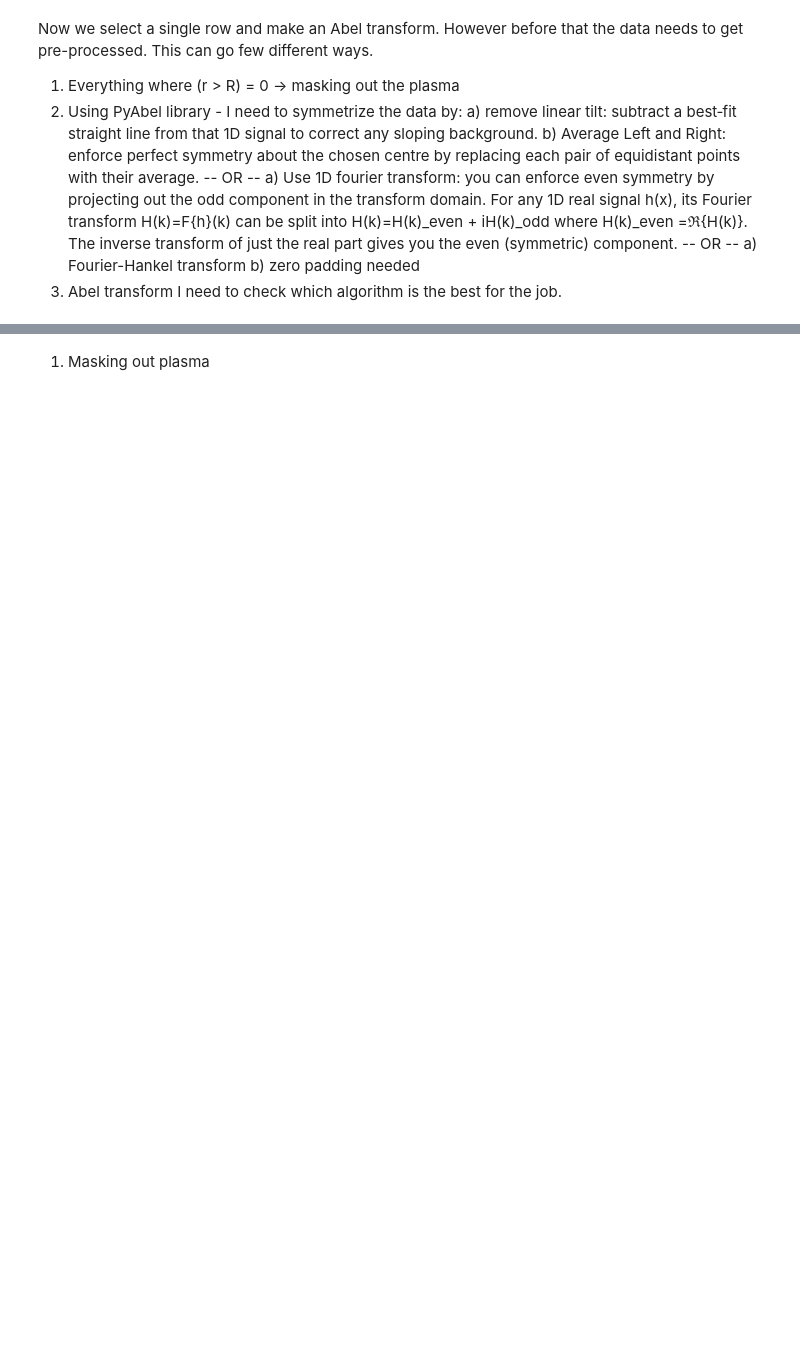
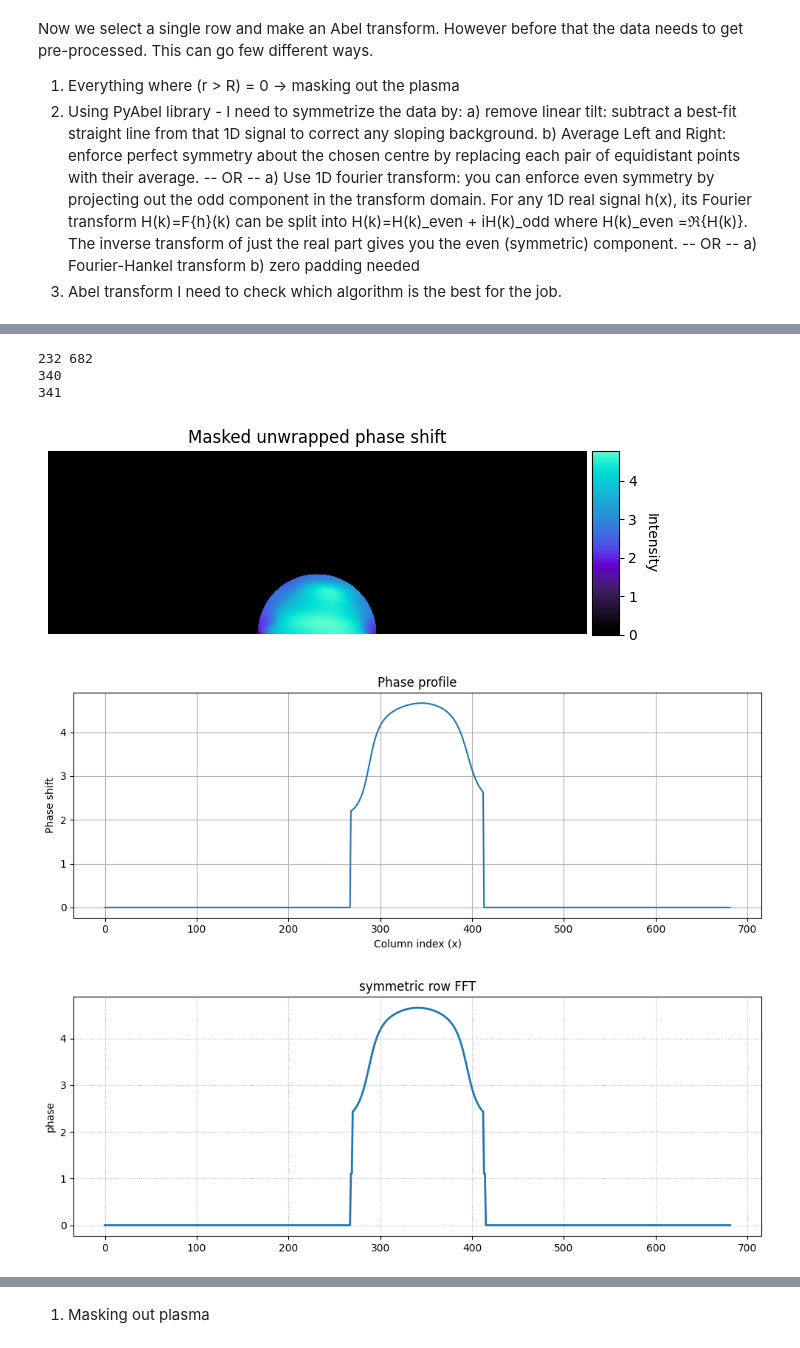
Before and after one commit to josef-codes/Abel-inversion, a Jupyter notebook: src/Phase_shift_extraction_automated.ipynb, the cells around one changed output, grey strips where cells are left out. Cells and saved outputs as stored; diff of their text form; code cells hidden in the pictures; blank space fills up the shorter version.

```diff
--- a/src/Phase_shift_extraction_automated.ipynb
+++ b/src/Phase_shift_extraction_automated.ipynb
@@ -386,0 +338,65 @@ global_functions_im.plot_image(gradient, title='Phase shift', cmap=cmr.cosmic) #
+# %%
+## --- 1. Mask plasma ---
+rows, cols = image_unwrapped.shape
+mask_radius_2090_H0 = 75
+# y0 at the last row (base of the image), x0 at the horizontal midpoint
+center_x = 340
+y0 = rows - 1
+x0 = cols // 2 # middle of an image
+print(rows, cols)
+print(center_x)
+print(x0)
+semicircle_mask = functions_abel.make_semicircle_mask((rows, cols),
+                         center = (y0, center_x),
+                         radius =  mask_radius_2090_H0,
+                         smooth_sigma = 0.01)
+masked_plasma = image_unwrapped * semicircle_mask
+global_functions_im.plot_image(masked_plasma, title='Masked unwrapped phase shift', cmap=cmr.cosmic)
+
+## --- 2. Symmetrization ---
+def plot_image_row(img: np.ndarray, row: int, title: str = None) -> None:
+    """
+    Plot the intensity profile of a single row of a 2D image.
+
+    Parameters
+    ----------
+    img : 2D ndarray
+        Input image (rows = height, cols = width).
+    row : int
+        Zero-based index of the row to plot (vertical coordinate).
+    title : str, optional
+        Plot title.
+    """
+    profile = img[row, :]            # grab the row (y = row, all x)
+    plt.figure(figsize=(10, 4))
+    plt.plot(profile)
+    if title:
+        plt.title(title)
+    plt.xlabel("Column index (x)")
+    plt.ylabel("Phase shift")
+    plt.grid(True)
+    plt.tight_layout()
+    plt.show()
+
+row = y0 - 20
+plot_image_row(masked_plasma, row= row, title="Phase profile")
+
+## --- (A) 1D fourier transform ---
+symmetric_row_FFT = functions_abel.symmetrize_via_fft(masked_plasma[row, :])
+utils.plot_1d_profile(symmetric_row_FFT,title='symmetric row FFT',xlabel='',ylabel='phase')
+
+## --- (B) Remove linear tilt, average left and right  ---
+# remove_tilt = functions_abel.remove_linear_tilt(masked_plasma[row, :])
+# utils.plot_intensity(remove_tilt)
+# symmetric_row = functions_abel.symmetrize_profile(
+#        remove_tilt,
+#        side = "both"
+# )
+# utils.plot_intensity(symmetric_row)
+# %% [output]
+232 682
+340
+341
+[figure, added]
+[figure, added]
+[figure, added]
```
Also changed, not shown: parts of 17 cells of this notebook, 3 other files.
